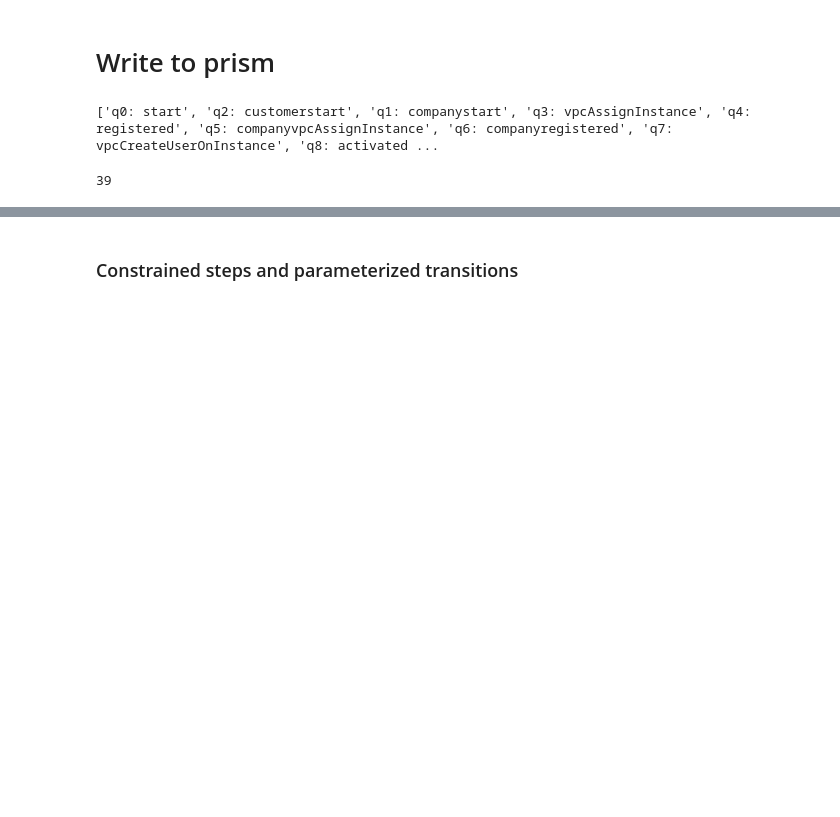
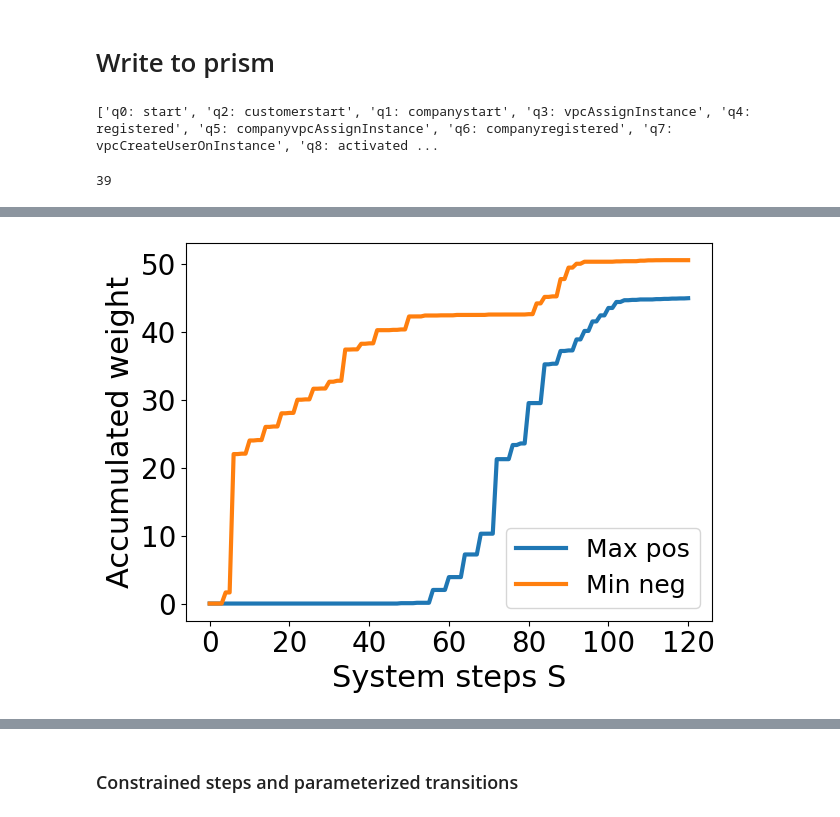
Before and after one commit to smartjourneymining/probabilistic_games, a Jupyter notebook: io_alergia_greps.ipynb, the cells around one changed output, grey strips where cells are left out. Saved outputs shown, nothing was run; the diff lists cells and outputs as text; code cells hidden in the pictures; blank space fills up the shorter version.

```diff
--- a/io_alergia_greps.ipynb
+++ b/io_alergia_greps.ipynb
@@ -309,3 +434,21 @@ AttributeError: Can only use .str accessor with string values!
+# %%
+file_name = "/home/paul/Downloads/prism-games-3.2.1-linux64-x86/generated/outputs/steps_gas_pos_bound.txt"
+df_visual = pd.read_csv(file_name)
+plt.plot(df_visual['m1'], df_visual['Result'], label="Max pos", linewidth = 3)
+file_name = "/home/paul/Downloads/prism-games-3.2.1-linux64-x86/generated/outputs/steps_gas_neg_bound.txt"
+df_visual = pd.read_csv(file_name)
+plt.plot(df_visual['m1'], df_visual['Result'], label="Min neg", linewidth = 3)
+
+plt.legend(fontsize=18)
+plt.xlabel("System steps S", fontsize=22)
+plt.ylabel("Accumulated weight", fontsize=22)
+plt.xticks(fontsize=20)
+plt.yticks(fontsize=20)
+plt.tight_layout()
+plt.savefig("greps/gas_steps.png", dpi=300)
+plt.show()
+# %% [output]
+[figure, added]
 # %%
 from journepy.src.mc_utils.prism_utils import PrismQuery
 query = PrismQuery(g, "/home/paul/Downloads/prism-games-3.2.1-linux64-x86/generated/", "alergia_reduction_model.prism", PRISM_PATH)
```
Also changed, not shown: parts of 41 cells of this notebook.
